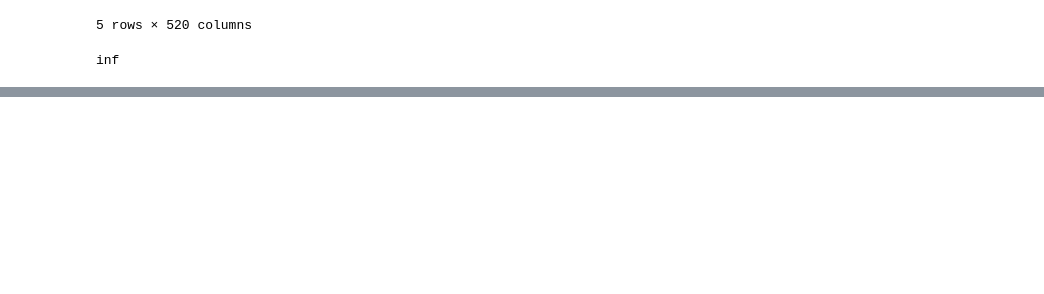
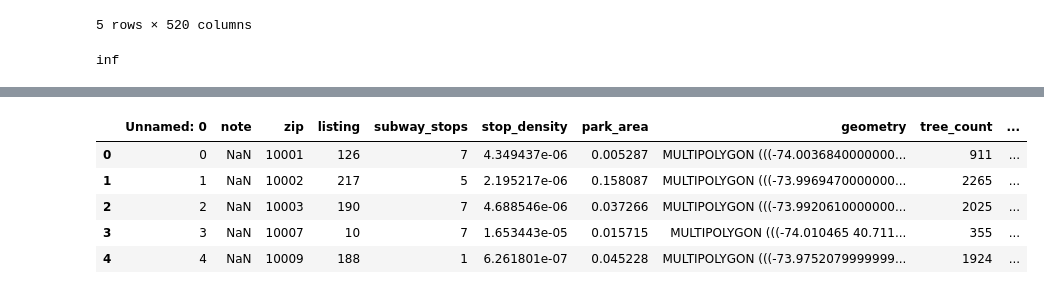
Before and after one commit to sbg389/ads2017, a Jupyter notebook: 3_data_wrangling_combined.ipynb, the cells around one changed output, grey strips where cells are left out. Drawn from its saved outputs; the diff is of its cells as text; code cells hidden in the pictures; blank space fills up the shorter version.

```diff
--- a/3_data_wrangling_combined.ipynb
+++ b/3_data_wrangling_combined.ipynb
@@ -111,0 +224,11 @@ pl.colorbar(scalarmappaple, ax=ax2)
+# %%
+# Adding the subway, trees and parks counts per zip
+dfSubwayParksTrees = pd.read_csv('data/sub_tree_park.csv')
+dfSubwayParksTrees.head()
+# %% [output]
+|  | Unnamed: 0 | note | zip | listing | subway_stops | stop_density | park_area | geometry | tree_count | ... |
+| 0 | 0 | NaN | 10001 | 126 | 7 | 4.349437e-06 | 0.005287 | MULTIPOLYGON (((-74.0036840000000... | 911 | ... |
+| 1 | 1 | NaN | 10002 | 217 | 5 | 2.195217e-06 | 0.158087 | MULTIPOLYGON (((-73.9969470000000... | 2265 | ... |
+| 2 | 2 | NaN | 10003 | 190 | 7 | 4.688546e-06 | 0.037266 | MULTIPOLYGON (((-73.9920610000000... | 2025 | ... |
+| 3 | 3 | NaN | 10007 | 10 | 7 | 1.653443e-05 | 0.015715 | MULTIPOLYGON (((-74.010465 40.711... | 355 | ... |
+| 4 | 4 | NaN | 10009 | 188 | 1 | 6.261801e-07 | 0.045228 | MULTIPOLYGON (((-73.9752079999999... | 1924 | ... |
```
Also changed, not shown: parts of 24 cells of this notebook, 1 other file.
